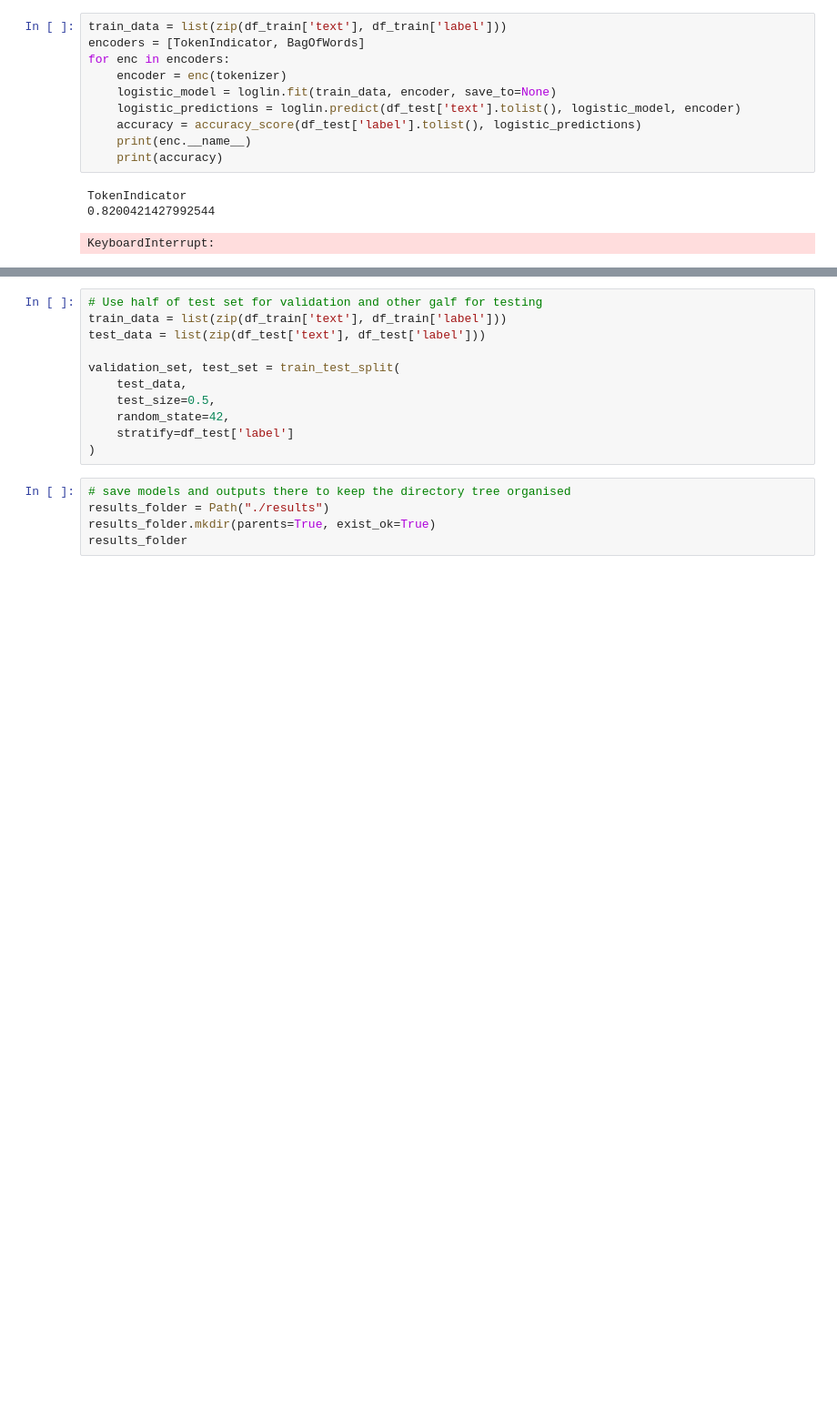
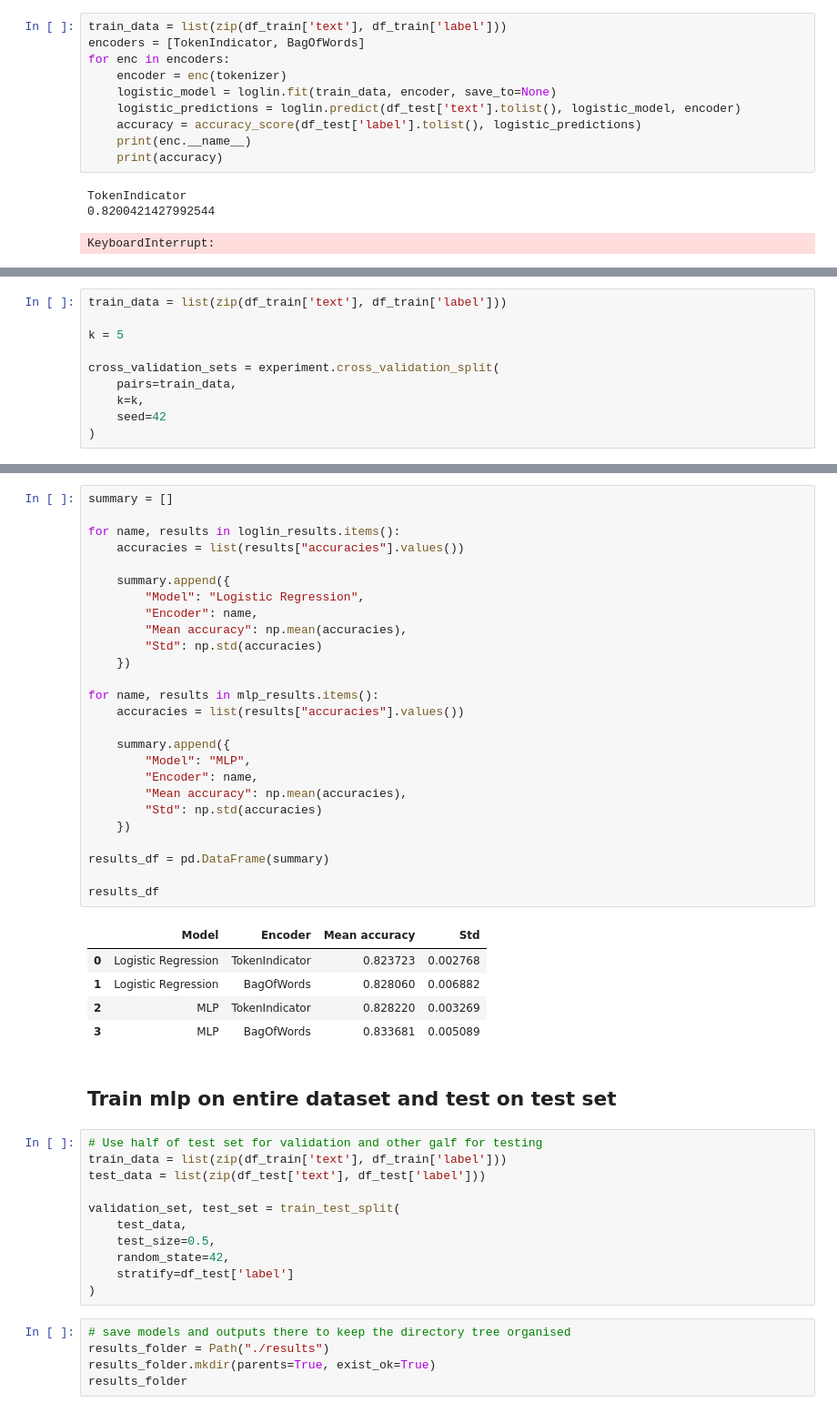
Before and after one commit to AlwinRos/NLP1_project, a Jupyter notebook: project1.ipynb, the cells around one changed output, grey strips where cells are left out. Shown at 91% size. Cells and saved outputs as stored; diff of their text form; blank space fills up the shorter version.

```diff
--- a/project1.ipynb
+++ b/project1.ipynb
@@ -223,2 +224,12 @@ import torch
 
 device = "cuda" if torch.cuda.is_available() else "cpu"
+# %%
+train_data = list(zip(df_train['text'], df_train['label']))
+
+k = 5
+
+cross_validation_sets = experiment.cross_validation_split(
+    pairs=train_data,
+    k=k,
+    seed=42
+)
@@ -225,3 +469,37 @@ device = "cuda" if torch.cuda.is_available() else "cpu"
+# %%
+summary = []
+
+for name, results in loglin_results.items():
+    accuracies = list(results["accuracies"].values())
+
+    summary.append({
+        "Model": "Logistic Regression",
+        "Encoder": name,
+        "Mean accuracy": np.mean(accuracies),
+        "Std": np.std(accuracies)
+    })
+
+for name, results in mlp_results.items():
+    accuracies = list(results["accuracies"].values())
+
+    summary.append({
+        "Model": "MLP",
+        "Encoder": name,
+        "Mean accuracy": np.mean(accuracies),
+        "Std": np.std(accuracies)
+    })
+
+results_df = pd.DataFrame(summary)
+
+results_df
+# %% [output]
+|  | Model | Encoder | Mean accuracy | Std |
+| 0 | Logistic Regression | TokenIndicator | 0.823723 | 0.002768 |
+| 1 | Logistic Regression | BagOfWords | 0.828060 | 0.006882 |
+| 2 | MLP | TokenIndicator | 0.828220 | 0.003269 |
+| 3 | MLP | BagOfWords | 0.833681 | 0.005089 |
+# %% [markdown]
+## Train mlp on entire dataset and test on test set
 # %%
 # Use half of test set for validation and other galf for testing
 train_data = list(zip(df_train['text'], df_train['label']))
```
Also changed, not shown: parts of 7 cells of this notebook, 34 other files.
